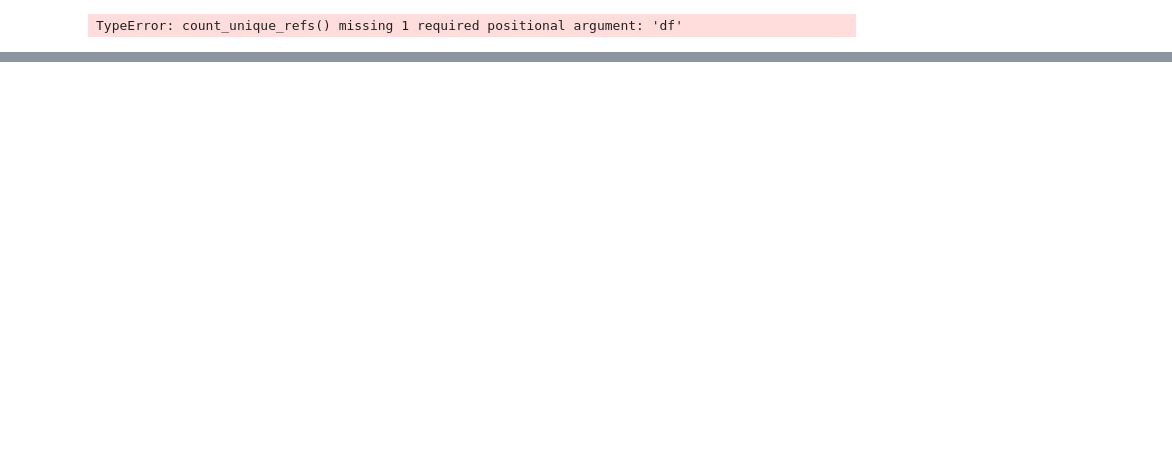
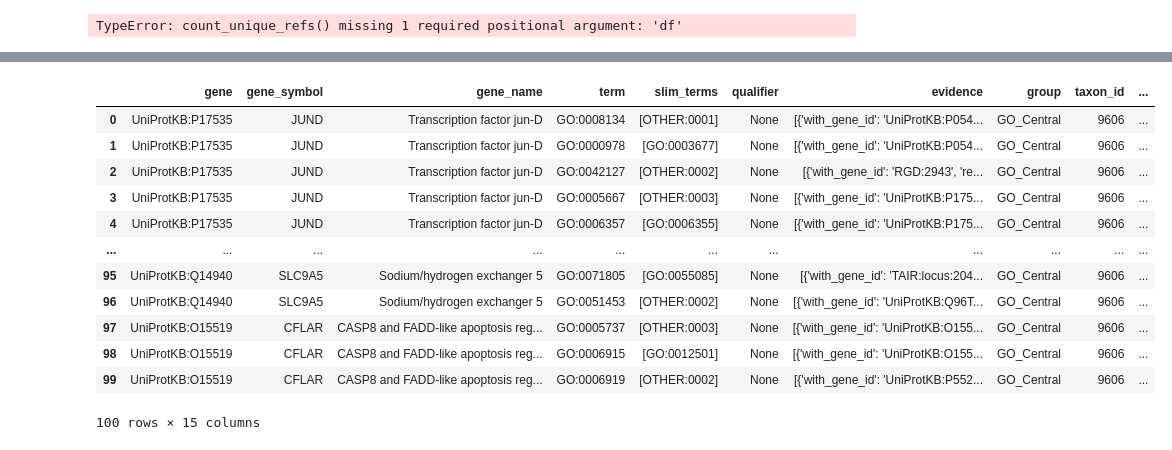
Before and after one commit to pantherdb/pango, a Jupyter notebook: loader/playground.ipynb, the cells around one changed output, grey strips where cells are left out. Drawn from its saved outputs; the diff is of its cells as text; code cells hidden in the pictures; blank space fills up the shorter version.

```diff
--- a/loader/playground.ipynb
+++ b/loader/playground.ipynb
@@ -161,5 +189,9 @@ annos_df
 %%time
 
 annos_df = pd.read_json(annotations_fp)[:100]
-annos_df = annos_df.merge(genes_df[['taxon_id', 'taxon_label', 'taxon_abbr']], how='left', left_on="gene", right_index=True)
-annos_df['aspect'] = annos_df['term'].apply(lambda x: get_pd_row(terms_df, x)['aspect'])
+annos_df = annos_df.merge(genes_df[['taxon_id', 'taxon_label',
+                                    'taxon_abbr',
+                                    'coordinates_chr_num','coordinates_start','coordinates_end','coordinates_strand']], how='left', left_on="gene", right_index=True)
+#annos_df['aspect'] = annos_df['term'].apply(lambda x: get_pd_row(terms_df, x)['aspect'])
+annos_df
+# %% [output]
@@ -166,3 +200,16 @@ annos_df['aspect'] = annos_df['term'].apply(lambda x: get_pd_row(terms_df, x)['a
+|  | gene | gene_symbol | gene_name | term | slim_terms | qualifier | evidence | group | taxon_id | ... |
+| 0 | UniProtKB:P17535 | JUND | Transcription factor jun-D | GO:0008134 | [OTHER:0001] | None | [{'with_gene_id': 'UniProtKB:P054... | GO_Central | 9606 | ... |
+| 1 | UniProtKB:P17535 | JUND | Transcription factor jun-D | GO:0000978 | [GO:0003677] | None | [{'with_gene_id': 'UniProtKB:P054... | GO_Central | 9606 | ... |
+| 2 | UniProtKB:P17535 | JUND | Transcription factor jun-D | GO:0042127 | [OTHER:0002] | None | [{'with_gene_id': 'RGD:2943', 're... | GO_Central | 9606 | ... |
+| 3 | UniProtKB:P17535 | JUND | Transcription factor jun-D | GO:0005667 | [OTHER:0003] | None | [{'with_gene_id': 'UniProtKB:P175... | GO_Central | 9606 | ... |
+| 4 | UniProtKB:P17535 | JUND | Transcription factor jun-D | GO:0006357 | [GO:0006355] | None | [{'with_gene_id': 'UniProtKB:P175... | GO_Central | 9606 | ... |
+| ... | ... | ... | ... | ... | ... | ... | ... | ... | ... | ... |
+| 95 | UniProtKB:Q14940 | SLC9A5 | Sodium/hydrogen exchanger 5 | GO:0071805 | [GO:0055085] | None | [{'with_gene_id': 'TAIR:locus:204... | GO_Central | 9606 | ... |
+| 96 | UniProtKB:Q14940 | SLC9A5 | Sodium/hydrogen exchanger 5 | GO:0051453 | [OTHER:0002] | None | [{'with_gene_id': 'UniProtKB:Q96T... | GO_Central | 9606 | ... |
+| 97 | UniProtKB:O15519 | CFLAR | CASP8 and FADD-like apoptosis reg... | GO:0005737 | [OTHER:0003] | None | [{'with_gene_id': 'UniProtKB:O155... | GO_Central | 9606 | ... |
+| 98 | UniProtKB:O15519 | CFLAR | CASP8 and FADD-like apoptosis reg... | GO:0006915 | [GO:0012501] | None | [{'with_gene_id': 'UniProtKB:O155... | GO_Central | 9606 | ... |
+| 99 | UniProtKB:O15519 | CFLAR | CASP8 and FADD-like apoptosis reg... | GO:0006919 | [OTHER:0002] | None | [{'with_gene_id': 'UniProtKB:P552... | GO_Central | 9606 | ... |
+100 rows × 15 columns
 # %%
 %%time
 
```
Also changed, not shown: parts of 9 cells of this notebook, 17 other files.
